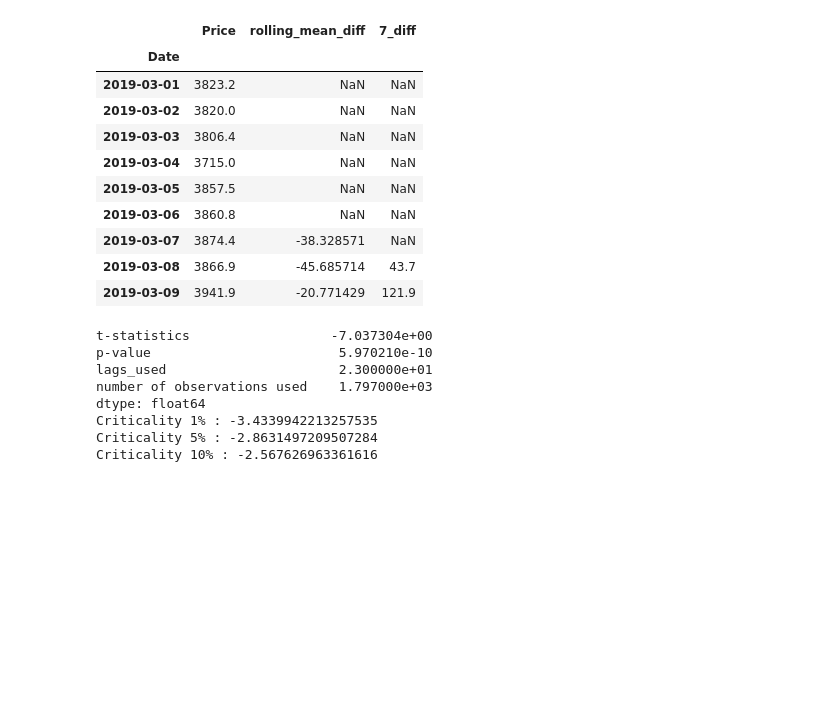
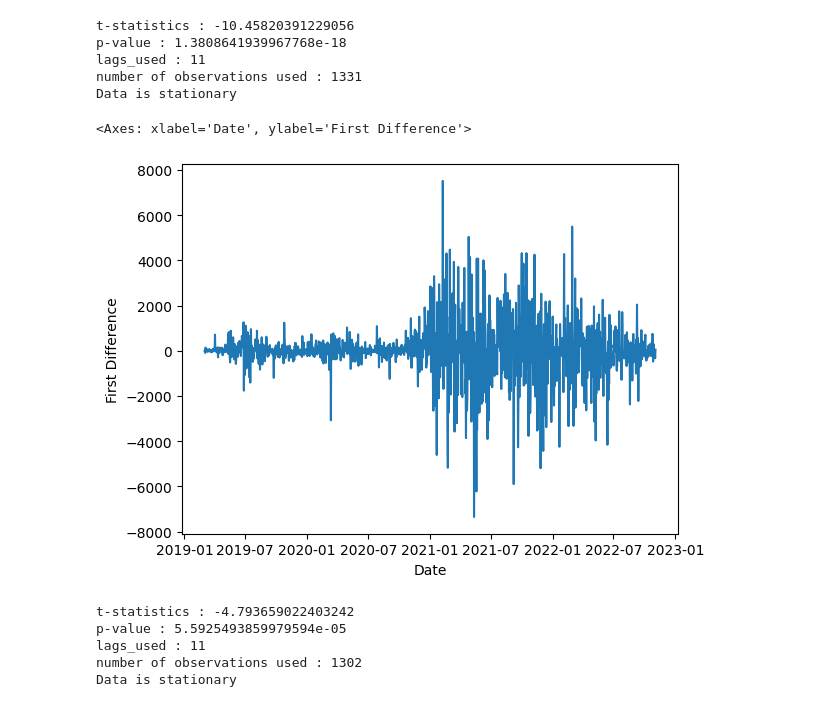
Before and after one commit to UIT21522336/IS403_O22_HTCL_10, a Jupyter notebook: Model/Team10_SARIMAX.ipynb, the cells around one changed output. Saved outputs shown, nothing was run; the diff lists cells and outputs as text; code cells hidden in the pictures; blank space fills up the shorter version.

```diff
--- a/Model/Team10_SARIMAX.ipynb
+++ b/Model/Team10_SARIMAX.ipynb
@@ -102,25 +61,21 @@ df['7_diff'] = df['Price'].diff(7)
-# %%
-df.head(9)
-# %% [output]
-|  | Price | rolling_mean_diff | 7_diff |
-| Date |  |  |  |
-| 2019-03-01 | 3823.2 | NaN | NaN |
-| 2019-03-02 | 3820.0 | NaN | NaN |
-| 2019-03-03 | 3806.4 | NaN | NaN |
-| 2019-03-04 | 3715.0 | NaN | NaN |
-| 2019-03-05 | 3857.5 | NaN | NaN |
-| 2019-03-06 | 3860.8 | NaN | NaN |
-| 2019-03-07 | 3874.4 | -38.328571 | NaN |
-| 2019-03-08 | 3866.9 | -45.685714 | 43.7 |
-| 2019-03-09 | 3941.9 | -20.771429 | 121.9 |
-# %%
-test_stationarity(df.dropna(),'rolling_mean_diff')
-# %% [output]
-t-statistics                  -7.037304e+00
-p-value                        5.970210e-10
-lags_used                      2.300000e+01
-number of observations used    1.797000e+03
-dtype: float64
-Criticality 1% : -3.4339942213257535
-Criticality 5% : -2.8631497209507284
-Criticality 10% : -2.567626963361616
+# %%
+test_stationarity(train_data['First Difference'].dropna())
+# %% [output]
+t-statistics : -10.45820391229056
+p-value : 1.3808641939967768e-18
+lags_used : 11
+number of observations used : 1331
+Data is stationary
+# %%
+sns.lineplot(data = train_data, x = train_data.index, y = train_data['First Difference'])
+# %% [output]
+<Axes: xlabel='Date', ylabel='First Difference'>
+[figure, added]
+# %%
+test_stationarity(train_data['Seasonal First Difference'].dropna())
+# %% [output]
+t-statistics : -4.793659022403242
+p-value : 5.5925493859979594e-05
+lags_used : 11
+number of observations used : 1302
+Data is stationary
```
Also changed, not shown: parts of 253 cells of this notebook, 7 other files.
